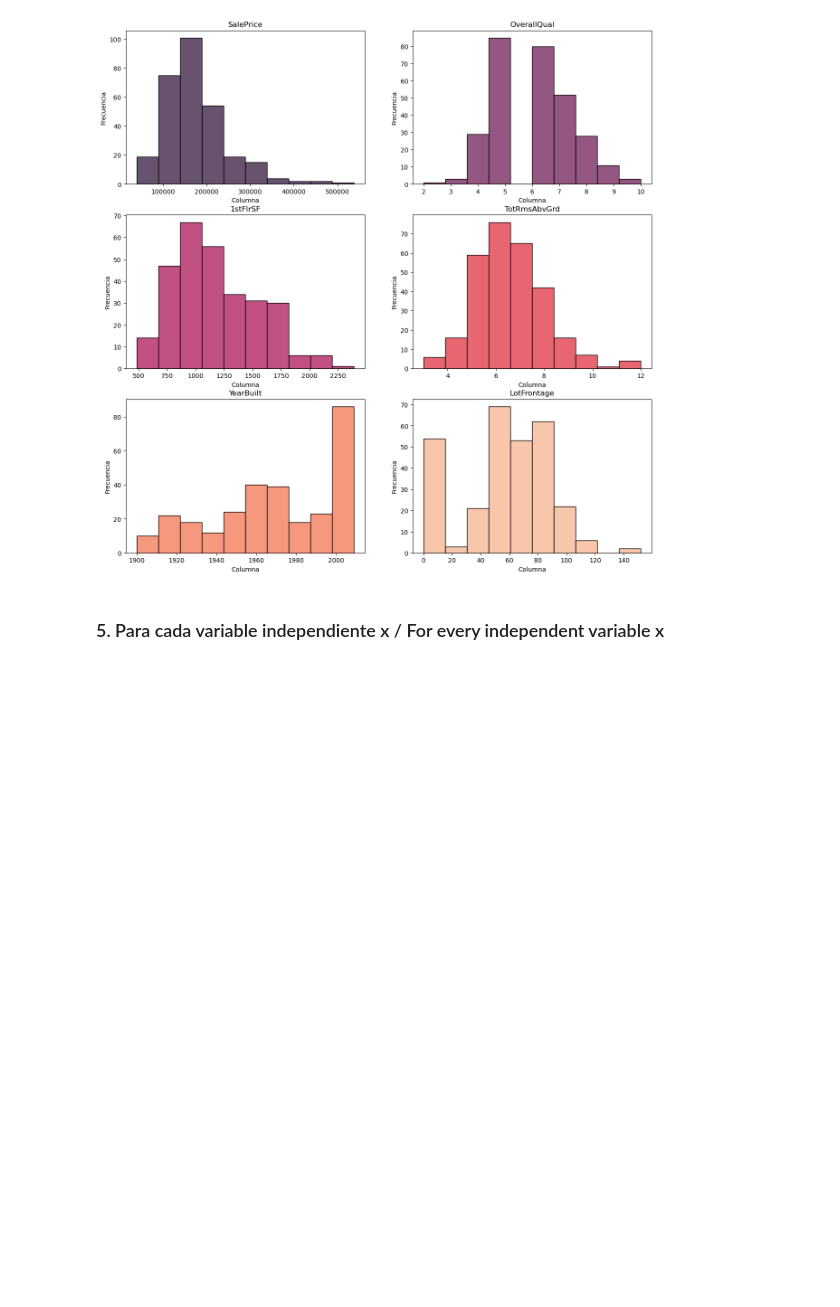
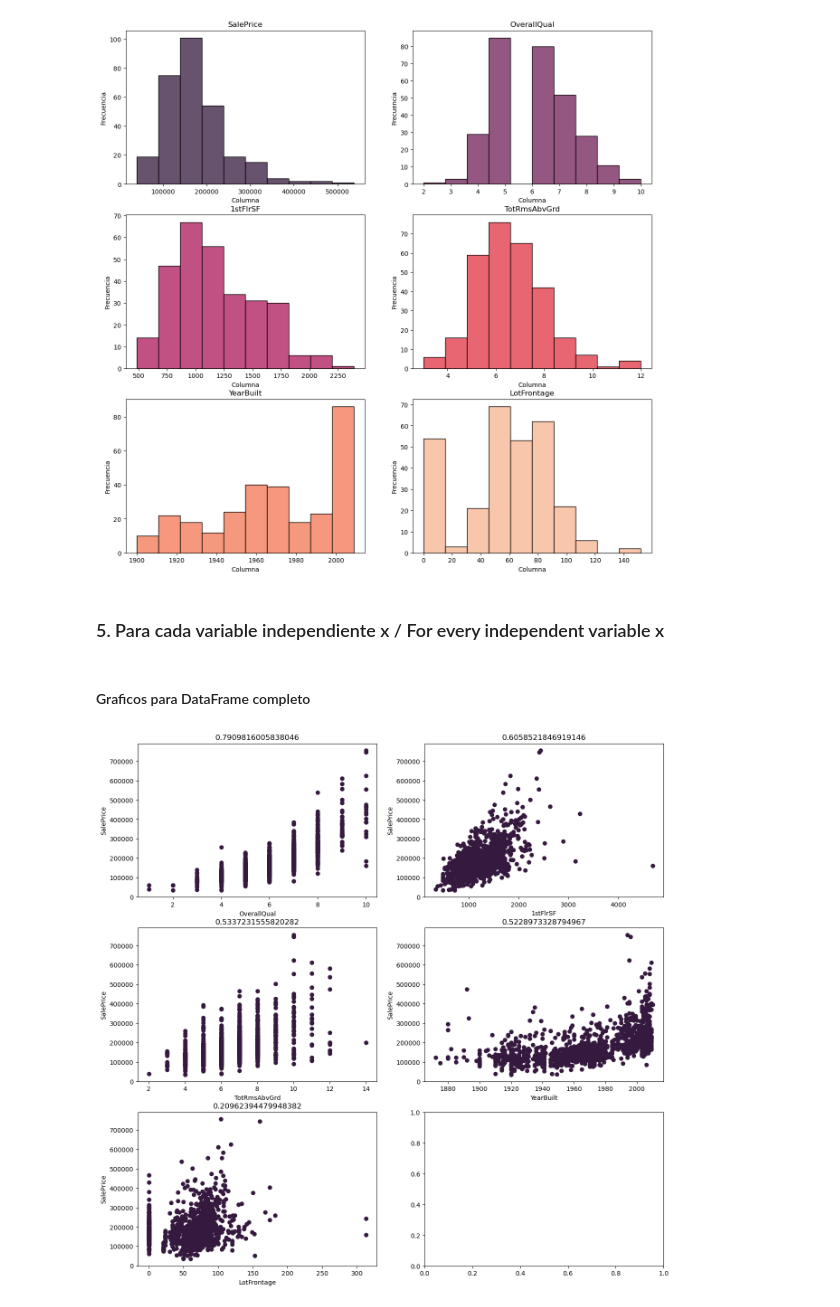
Before and after one commit to 1Dore/LinearRegModel, a Jupyter notebook: Proyecto.ipynb, the cells around one changed output. Drawn from its saved outputs; the diff is of its cells as text; code cells hidden in the pictures; blank space fills up the shorter version.

```diff
--- a/Proyecto.ipynb
+++ b/Proyecto.ipynb
@@ -403,3 +403,30 @@ histogramas_subplot(df_test)
 ### 5. Para cada variable independiente x / For every independent variable x
 # %%
 # la variable objetivo y = SalePrice // the objective variable y is SalePrice
+
+def corr_dependency(dataframe : pd.DataFrame):
+    coefs = {}
+    for col in dataframe.columns[1:]:
+        val = dataframe['SalePrice'].corr(dataframe[col])
+        coefs[col] = val
+
+    # parte gráfia:
+    num_subplots_por_fila = 2
+    num_filas = (len(dataframe.columns) - 1) // num_subplots_por_fila + 1
+    num_columnas = num_subplots_por_fila
+
+    # Crear subplots
+    fig, axs = plt.subplots(num_filas, num_columnas, figsize=(15, 5*num_filas))
+
+    for i, key in enumerate(dataframe.columns[1:]):
+        ax = axs[i // num_subplots_por_fila, i % num_subplots_por_fila]
+        ax.scatter(dataframe[key], dataframe['SalePrice'])
+        ax.set_title(str(coefs[key]))
+        ax.set_xlabel(key)
+        ax.set_ylabel('SalePrice')
+# %% [markdown]
+#### Graficos para DataFrame completo
+# %%
+corr_dependency(df)
+# %% [output]
+[figure, added]
```
Also changed, not shown: parts of 19 cells of this notebook.
